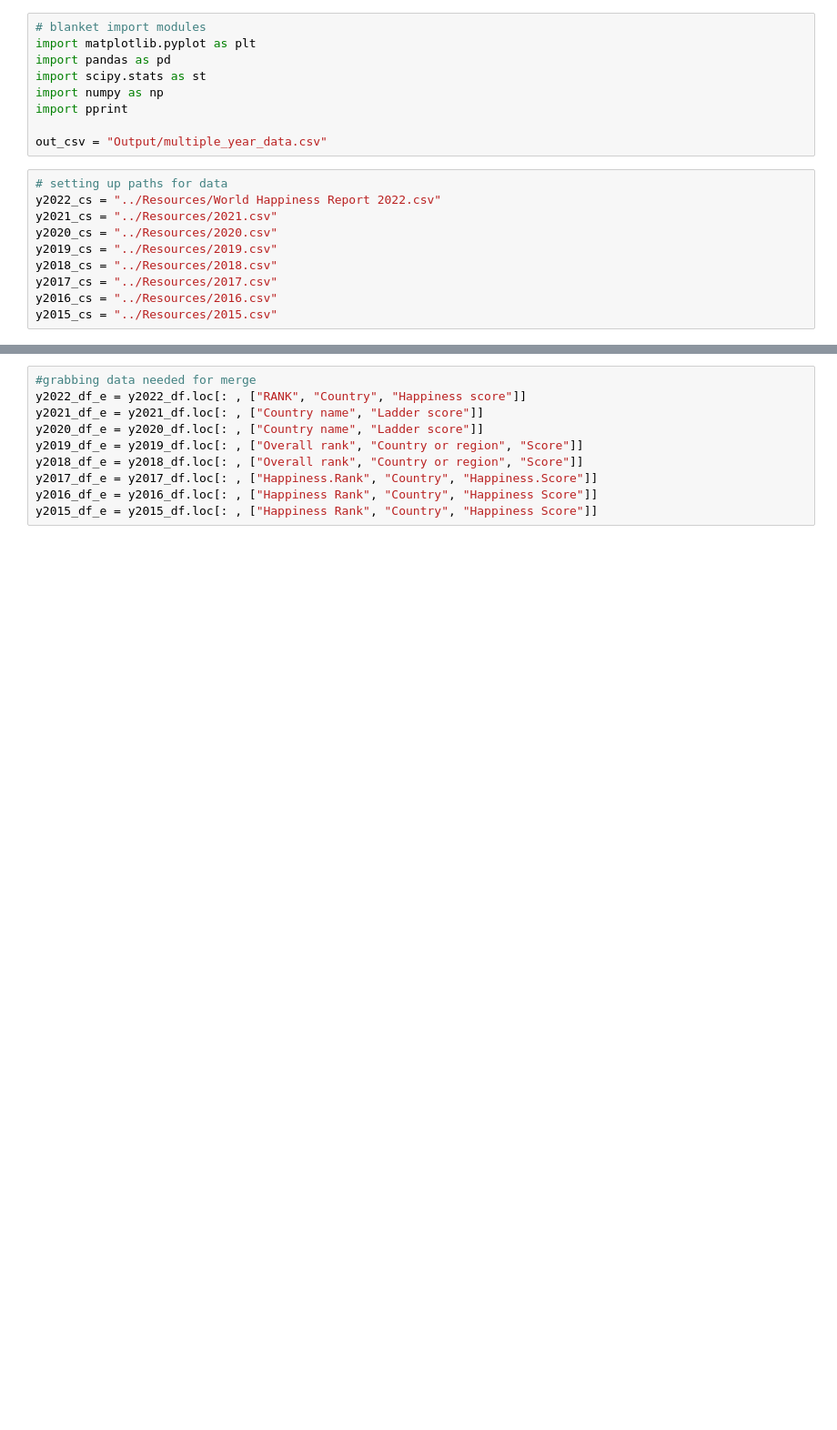
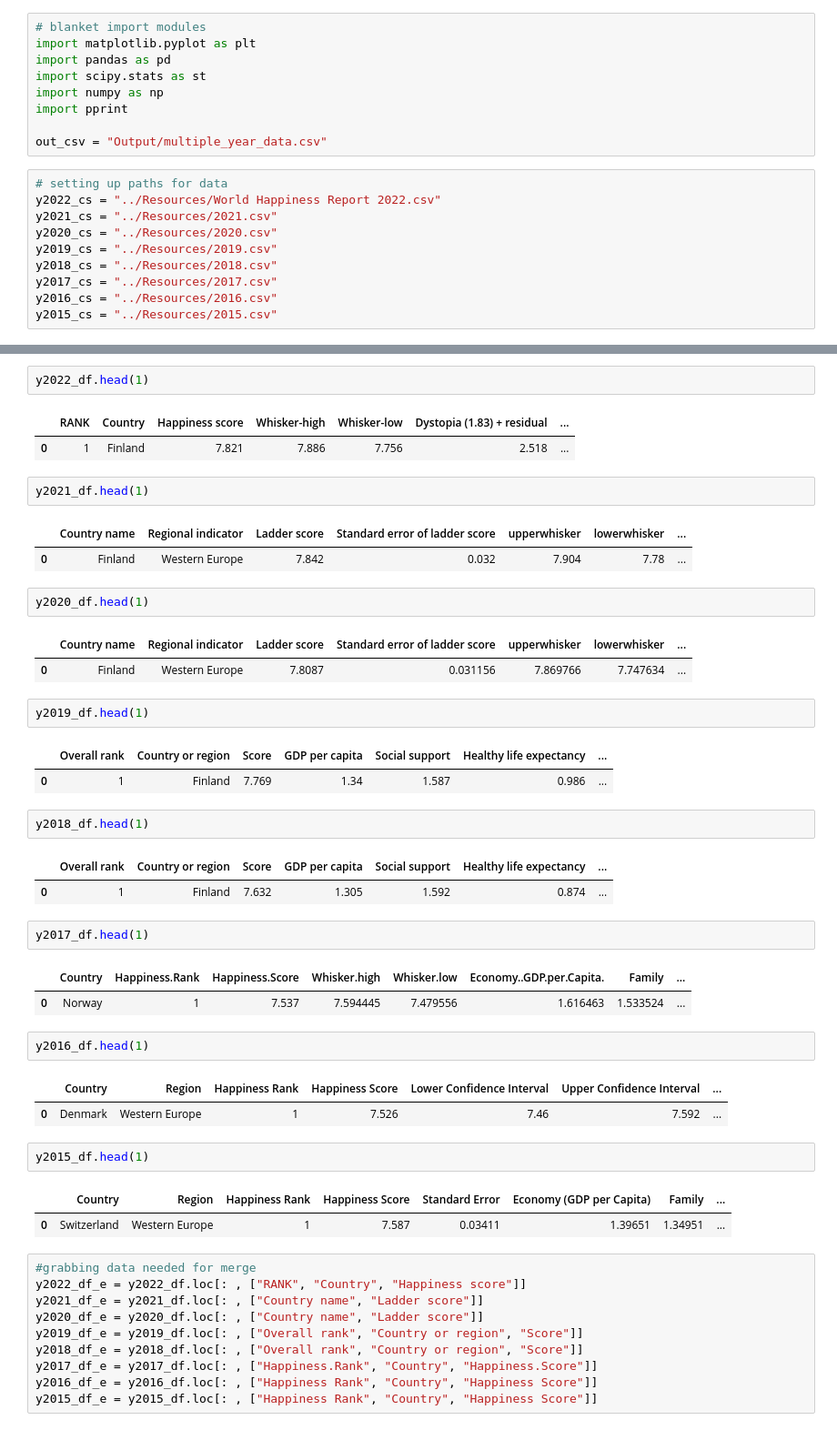
Before and after one commit to CBPher24/Exploring-World-Happiness, a Jupyter notebook: MainWork/merging_multiple_years.ipynb, the cells around one changed output, grey strips where cells are left out. Shown at 91% size. Drawn from its saved outputs; the diff is of its cells as text; blank space fills up the shorter version.

```diff
--- a/MainWork/merging_multiple_years.ipynb
+++ b/MainWork/merging_multiple_years.ipynb
@@ -45,3 +30,43 @@ y2016_df
+# %%
+y2022_df.head(1)
+# %% [output]
+|  | RANK | Country | Happiness score | Whisker-high | Whisker-low | Dystopia (1.83) + residual | ... |
+| 0 | 1 | Finland | 7.821 | 7.886 | 7.756 | 2.518 | ... |
+# %%
+y2021_df.head(1)
+# %% [output]
+|  | Country name | Regional indicator | Ladder score | Standard error of ladder score | upperwhisker | lowerwhisker | ... |
+| 0 | Finland | Western Europe | 7.842 | 0.032 | 7.904 | 7.78 | ... |
+# %%
+y2020_df.head(1)
+# %% [output]
+|  | Country name | Regional indicator | Ladder score | Standard error of ladder score | upperwhisker | lowerwhisker | ... |
+| 0 | Finland | Western Europe | 7.8087 | 0.031156 | 7.869766 | 7.747634 | ... |
+# %%
+y2019_df.head(1)
+# %% [output]
+|  | Overall rank | Country or region | Score | GDP per capita | Social support | Healthy life expectancy | ... |
+| 0 | 1 | Finland | 7.769 | 1.34 | 1.587 | 0.986 | ... |
+# %%
+y2018_df.head(1)
+# %% [output]
+|  | Overall rank | Country or region | Score | GDP per capita | Social support | Healthy life expectancy | ... |
+| 0 | 1 | Finland | 7.632 | 1.305 | 1.592 | 0.874 | ... |
+# %%
+y2017_df.head(1)
+# %% [output]
+|  | Country | Happiness.Rank | Happiness.Score | Whisker.high | Whisker.low | Economy..GDP.per.Capita. | Family | ... |
+| 0 | Norway | 1 | 7.537 | 7.594445 | 7.479556 | 1.616463 | 1.533524 | ... |
+# %%
+y2016_df.head(1)
+# %% [output]
+|  | Country | Region | Happiness Rank | Happiness Score | Lower Confidence Interval | Upper Confidence Interval | ... |
+| 0 | Denmark | Western Europe | 1 | 7.526 | 7.46 | 7.592 | ... |
+# %%
+y2015_df.head(1)
+# %% [output]
+|  | Country | Region | Happiness Rank | Happiness Score | Standard Error | Economy (GDP per Capita) | Family | ... |
+| 0 | Switzerland | Western Europe | 1 | 7.587 | 0.03411 | 1.39651 | 1.34951 | ... |
 # %%
 #grabbing data needed for merge
 y2022_df_e = y2022_df.loc[: , ["RANK", "Country", "Happiness score"]]
```
Also changed, not shown: parts of 7 cells of this notebook, 1 other file.
